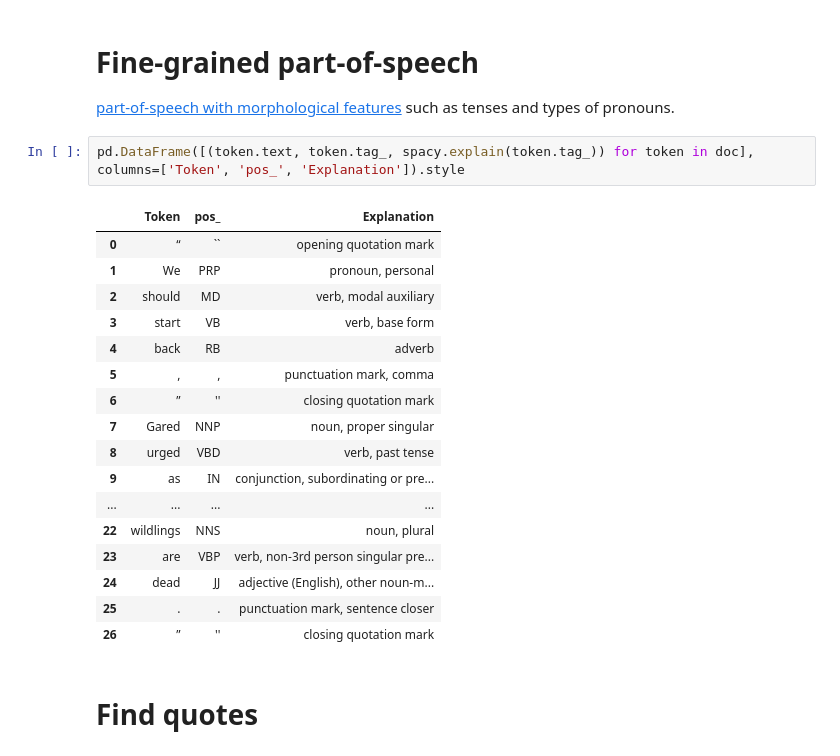
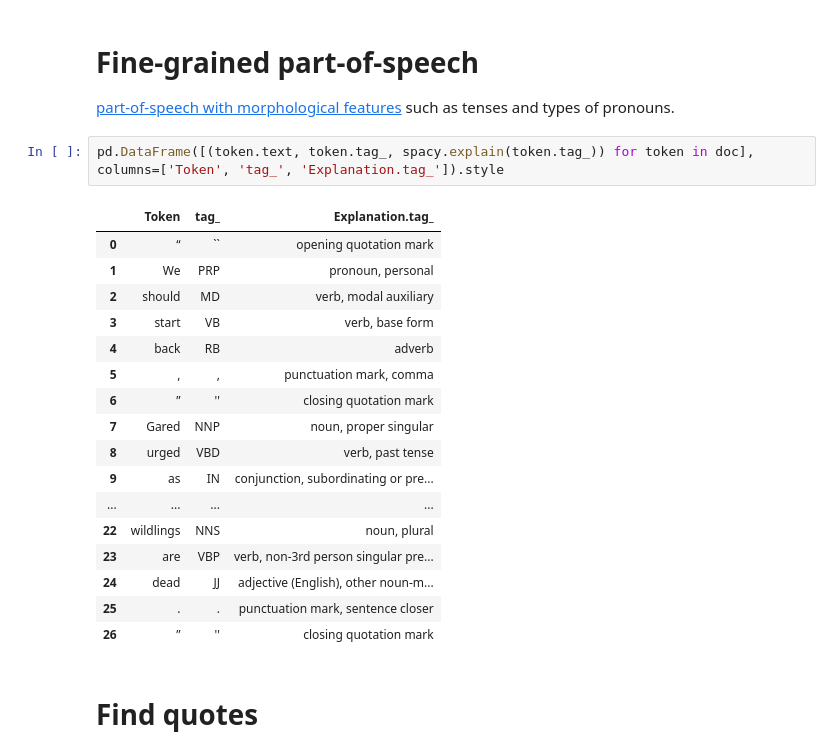
Before and after one commit to coderoman/spacy-cheatsheet, a Jupyter notebook: spacy_cheatsheet.ipynb, the cells around one changed output. Drawn from its saved outputs; the diff is of its cells as text.

```diff
--- a/spacy_cheatsheet.ipynb
+++ b/spacy_cheatsheet.ipynb
@@ -70,9 +70,9 @@ pd.DataFrame([(token.text, token.pos_) for token in doc], columns=['Token','POS'
 
 [part-of-speech with morphological features](https://github.com/explosion/spaCy/blob/master/spacy/glossary.py) such as tenses and types of pronouns.
 # %%
-pd.DataFrame([(token.text, token.tag_, spacy.explain(token.tag_)) for token in doc], columns=['Token', 'pos_', 'Explanation']).style
+pd.DataFrame([(token.text, token.tag_, spacy.explain(token.tag_)) for token in doc], columns=['Token', 'tag_', 'Explanation.tag_']).style
 # %% [output]
-|  | Token | pos_ | Explanation |
+|  | Token | tag_ | Explanation.tag_ |
 | 0 | “ | `` | opening quotation mark |
 | 1 | We | PRP | pronoun, personal |
 | 2 | should | MD | verb, modal auxiliary |
```
Also changed, not shown: parts of 2 cells of this notebook.
